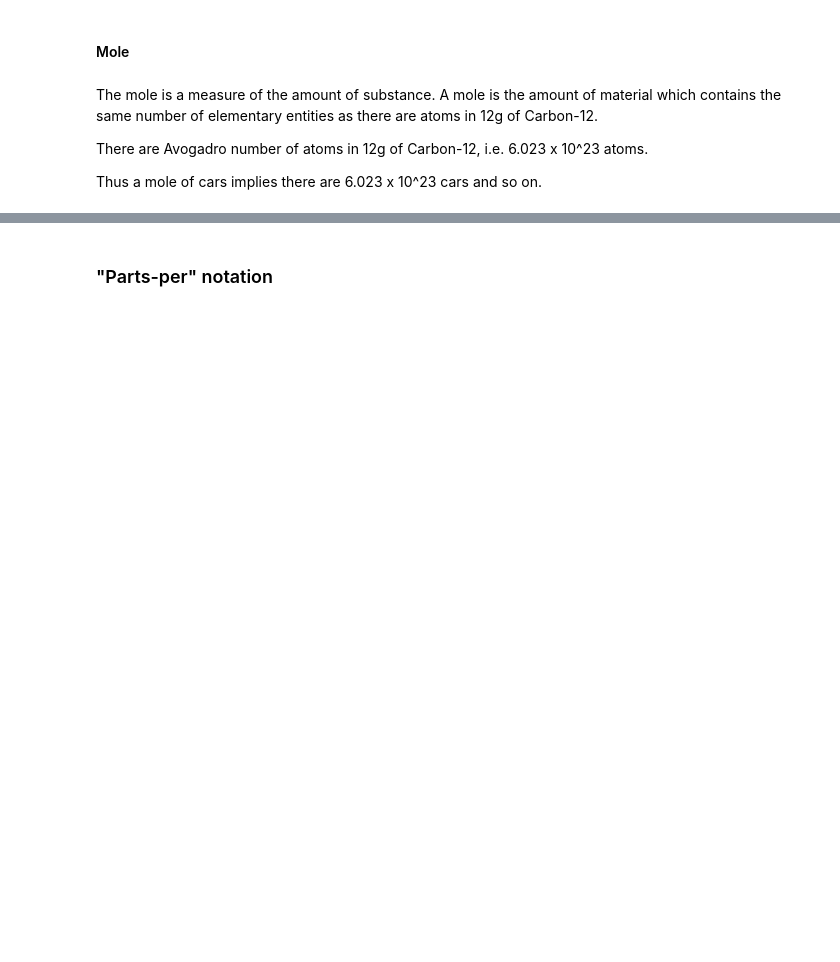
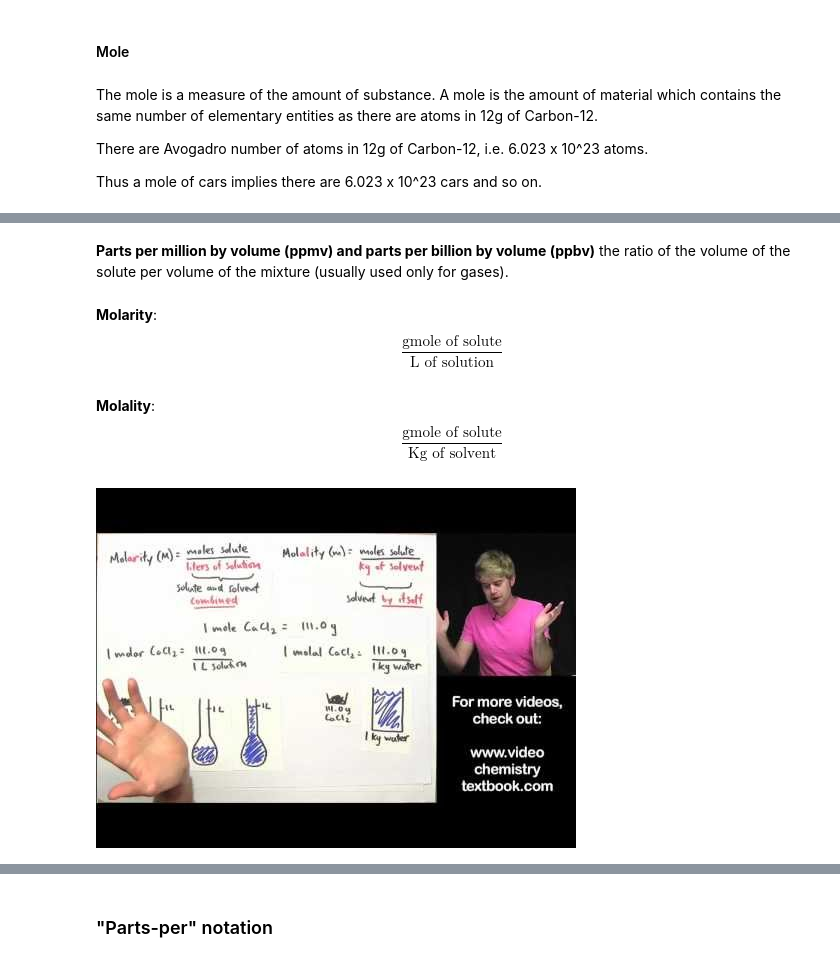
Before and after one commit to AhmadAlsaadi/Introduction-to-chemical-engineering, a Jupyter notebook: Units.ipynb, the cells around one changed output, grey strips where cells are left out. Cells and saved outputs as stored; diff of their text form; code cells hidden in the pictures; blank space fills up the shorter version.

```diff
--- a/Units.ipynb
+++ b/Units.ipynb
@@ -591,0 +678,17 @@ Thus a mole of cars implies there are 6.023 x 10^23 cars and so on.
+# %% [markdown]
+**Parts per million by volume (ppmv) and parts per billion by volume (ppbv)** the ratio of the
+volume of the solute per volume of the mixture (usually used only for gases).
+# %% [markdown]
+**Molarity**:
+$$\frac{\text{gmole of solute}}{\text{L of solution}}$$
+# %% [markdown]
+**Molality**:
+$$\frac{\text{gmole of solute}}{\text{Kg of solvent}}$$
+# %%
+from IPython.display import YouTubeVideo
+from datetime import timedelta
+start=int(timedelta(hours=0,minutes=0,seconds=0).total_seconds())
+end=int(timedelta(hours=0,minutes=8,seconds=53).total_seconds())
+YouTubeVideo('96oNrVnTk50', width=800, height=400, start=start,end=end)
+# %% [output]
+[figure, added]
```
Also changed, not shown: parts of 82 cells of this notebook, 13 other files.
